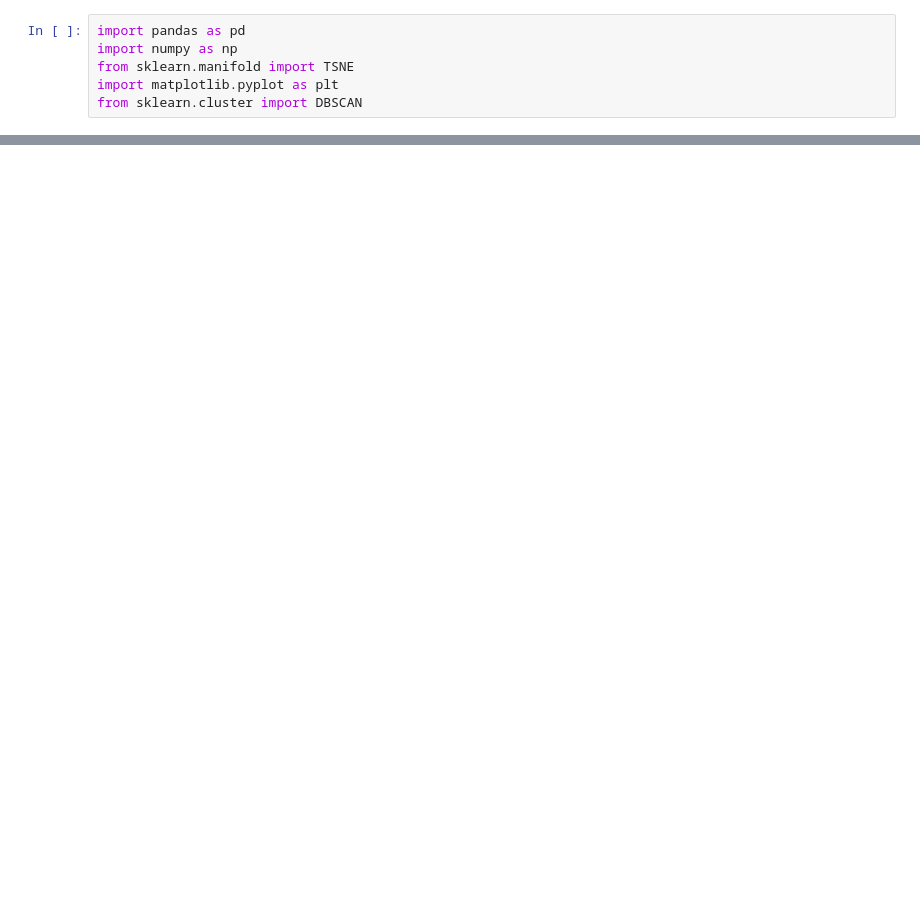
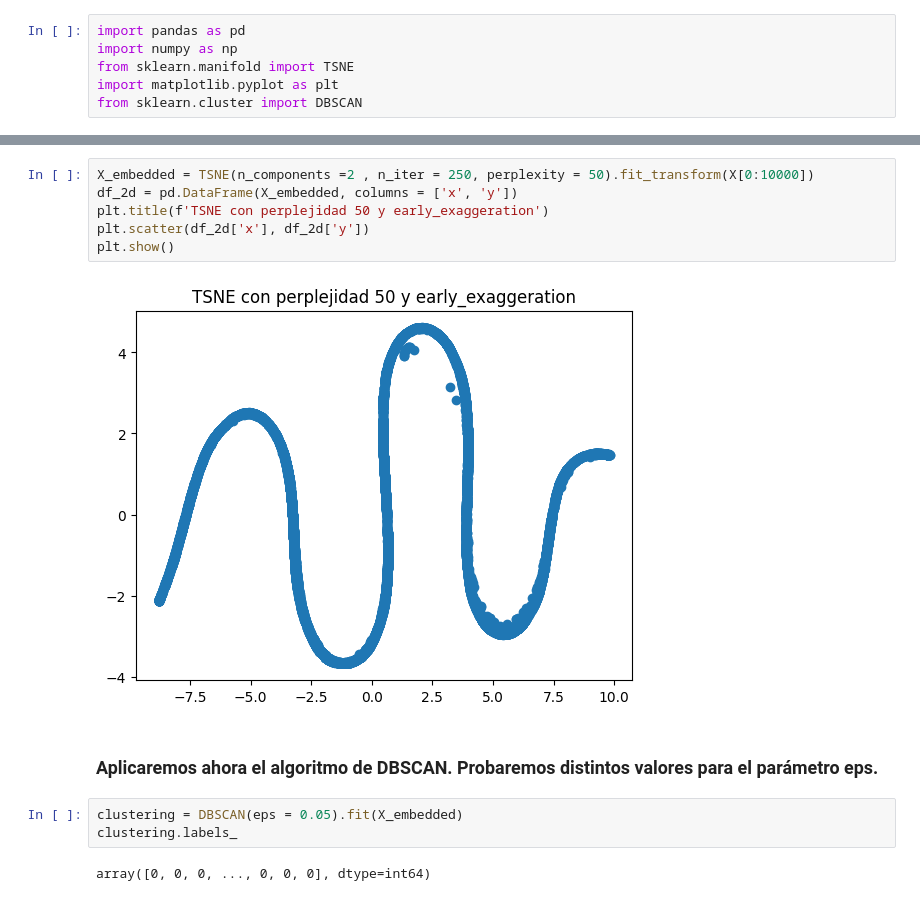
Before and after one commit to AAA-Energia/energy-demand-prediction, a Jupyter notebook: notebooks/apply_TSNE_DBSCAN.ipynb, the cells around one changed output, grey strips where cells are left out. Cells and saved outputs as stored; diff of their text form; blank space fills up the shorter version.

```diff
--- a/notebooks/apply_TSNE_DBSCAN.ipynb
+++ b/notebooks/apply_TSNE_DBSCAN.ipynb
@@ -97,0 +45,15 @@ KeyboardInterrupt:
+# %%
+X_embedded = TSNE(n_components =2 , n_iter = 250, perplexity = 50).fit_transform(X[0:10000])
+df_2d = pd.DataFrame(X_embedded, columns = ['x', 'y'])
+plt.title(f'TSNE con perplejidad 50 y early_exaggeration')
+plt.scatter(df_2d['x'], df_2d['y'])
+plt.show()
+# %% [output]
+[figure, added]
+# %% [markdown]
+### Aplicaremos ahora el algoritmo de DBSCAN. Probaremos distintos valores para el parámetro eps.
+# %%
+clustering = DBSCAN(eps = 0.05).fit(X_embedded)
+clustering.labels_
+# %% [output]
+array([0, 0, 0, ..., 0, 0, 0], dtype=int64)
```
Also changed, not shown: parts of 20 cells of this notebook.
